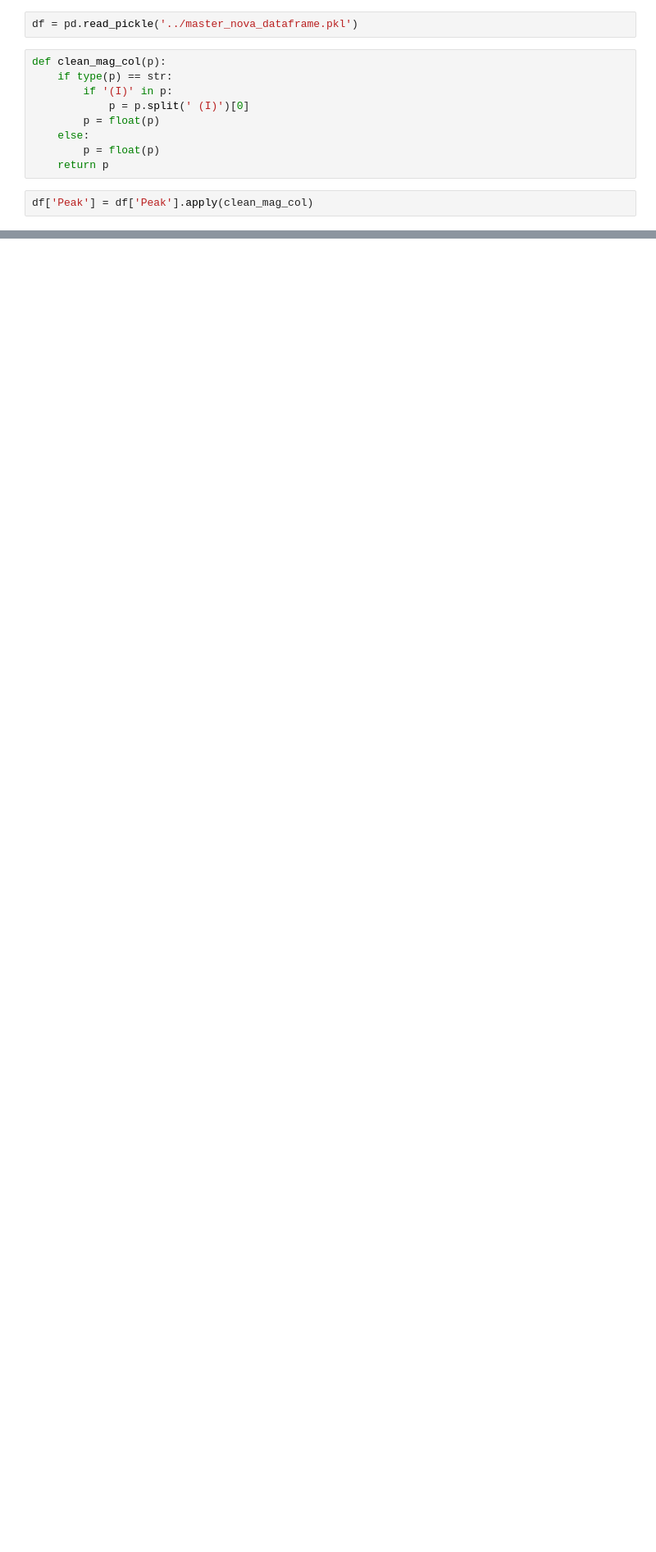
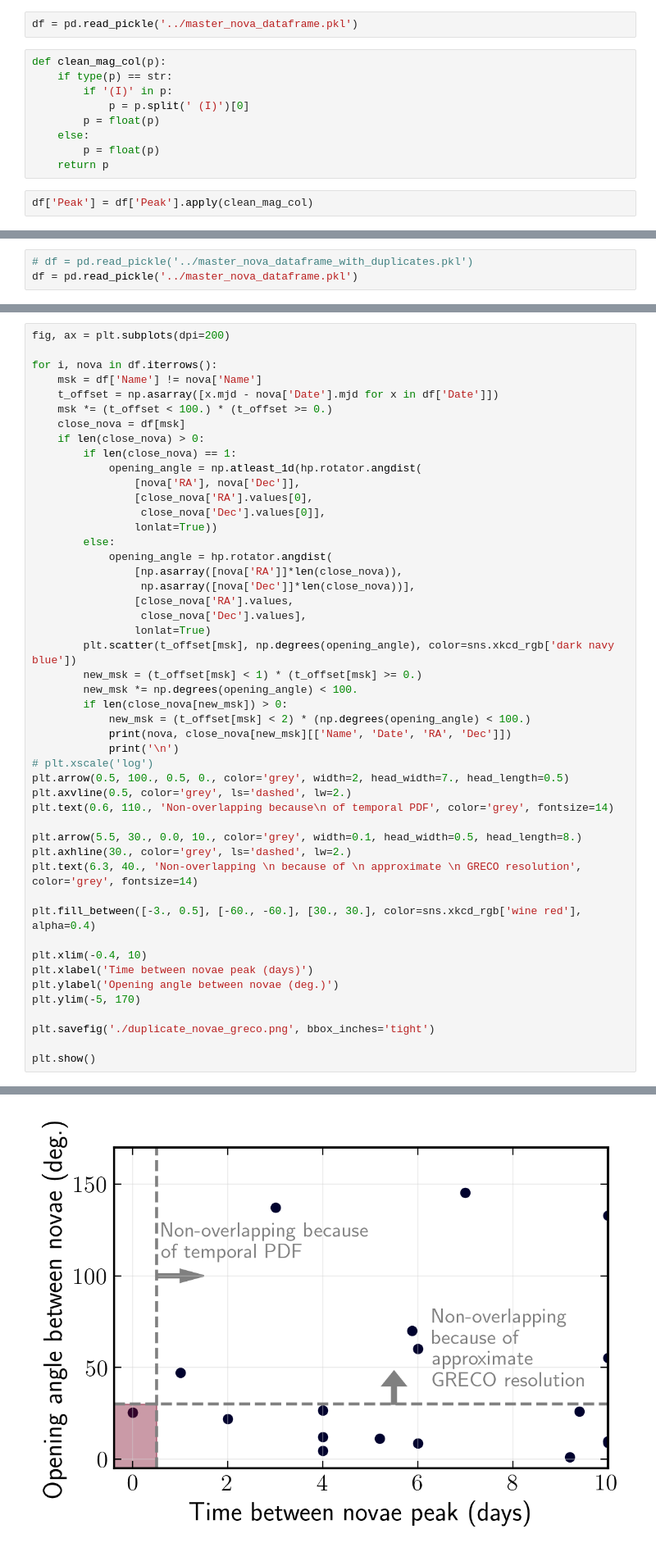
Before and after one commit to apizzuto/Novae, a Jupyter notebook: notebooks/weights_comparisons.ipynb, the cells around one changed output, grey strips where cells are left out. Shown at 82% size. Cells and saved outputs as stored; diff of their text form; blank space fills up the shorter version.

```diff
--- a/notebooks/weights_comparisons.ipynb
+++ b/notebooks/weights_comparisons.ipynb
@@ -170,0 +179,3 @@ plt.show()
+# %%
+# df = pd.read_pickle('../master_nova_dataframe_with_duplicates.pkl')
+df = pd.read_pickle('../master_nova_dataframe.pkl')
@@ -170,0 +191,49 @@ plt.show()
+# %%
+fig, ax = plt.subplots(dpi=200)
+
+for i, nova in df.iterrows():
+    msk = df['Name'] != nova['Name']
+    t_offset = np.asarray([x.mjd - nova['Date'].mjd for x in df['Date']])
+    msk *= (t_offset < 100.) * (t_offset >= 0.)
+    close_nova = df[msk]
+    if len(close_nova) > 0:
+        if len(close_nova) == 1:
+            opening_angle = np.atleast_1d(hp.rotator.angdist(
+                [nova['RA'], nova['Dec']],
+                [close_nova['RA'].values[0],
+                 close_nova['Dec'].values[0]],
+                lonlat=True))
+        else:
+            opening_angle = hp.rotator.angdist(
+                [np.asarray([nova['RA']]*len(close_nova)),
+                 np.asarray([nova['Dec']]*len(close_nova))],
+                [close_nova['RA'].values,
+                 close_nova['Dec'].values],
+                lonlat=True)
+        plt.scatter(t_offset[msk], np.degrees(opening_angle), color=sns.xkcd_rgb['dark navy blue'])
+        new_msk = (t_offset[msk] < 1) * (t_offset[msk] >= 0.)
+        new_msk *= np.degrees(opening_angle) < 100.
+        if len(close_nova[new_msk]) > 0:
+            new_msk = (t_offset[msk] < 2) * (np.degrees(opening_angle) < 100.)
+            print(nova, close_nova[new_msk][['Name', 'Date', 'RA', 'Dec']])
+            print('\n')
+# plt.xscale('log')
+plt.arrow(0.5, 100., 0.5, 0., color='grey', width=2, head_width=7., head_length=0.5)
+plt.axvline(0.5, color='grey', ls='dashed', lw=2.)
+plt.text(0.6, 110., 'Non-overlapping because\n of temporal PDF', color='grey', fontsize=14)
+
+plt.arrow(5.5, 30., 0.0, 10., color='grey', width=0.1, head_width=0.5, head_length=8.)
+plt.axhline(30., color='grey', ls='dashed', lw=2.)
+plt.text(6.3, 40., 'Non-overlapping \n because of \n approximate \n GRECO resolution', color='grey', fontsize=14)
+
+plt.fill_between([-3., 0.5], [-60., -60.], [30., 30.], color=sns.xkcd_rgb['wine red'], alpha=0.4)
+
+plt.xlim(-0.4, 10)
+plt.xlabel('Time between novae peak (days)')
+plt.ylabel('Opening angle between novae (deg.)')
+plt.ylim(-5, 170)
+
+plt.savefig('./duplicate_novae_greco.png', bbox_inches='tight')
+
+plt.show()
+# %% [output]
@@ -170,0 +257 @@ plt.show()
+[figure, added]
```
Also changed, not shown: parts of 21 cells of this notebook, 2 other files.
